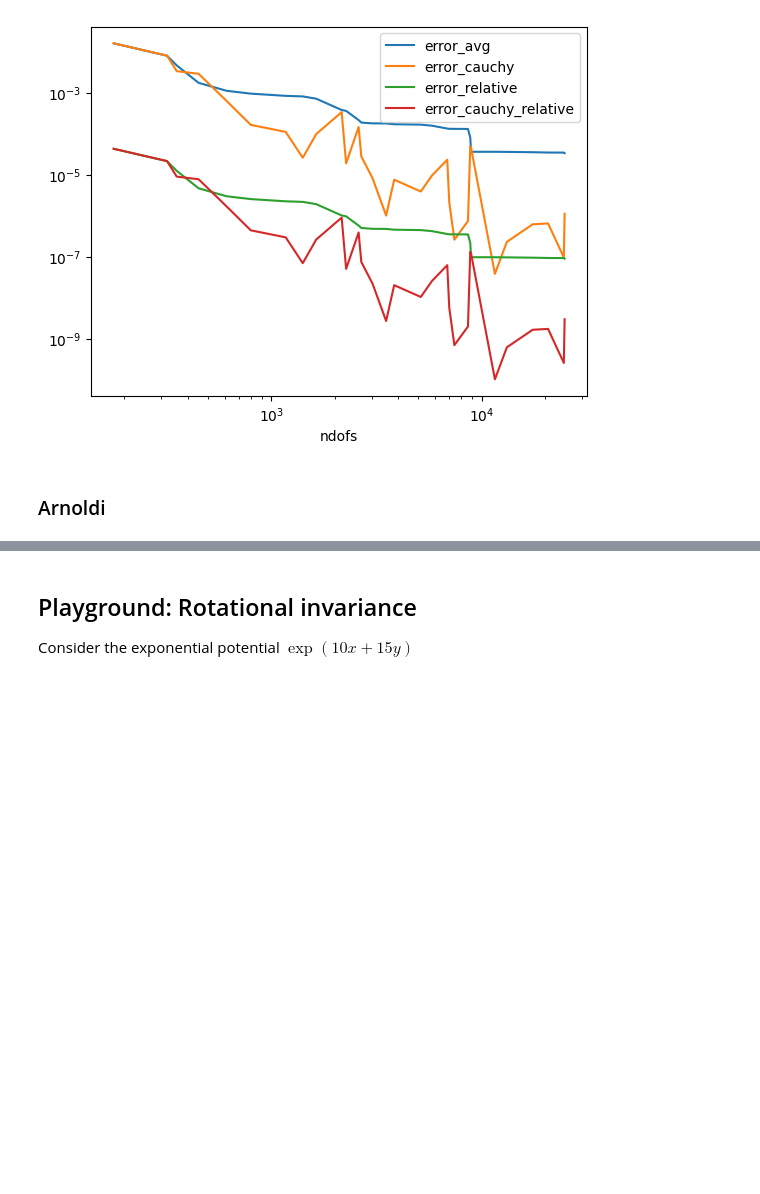
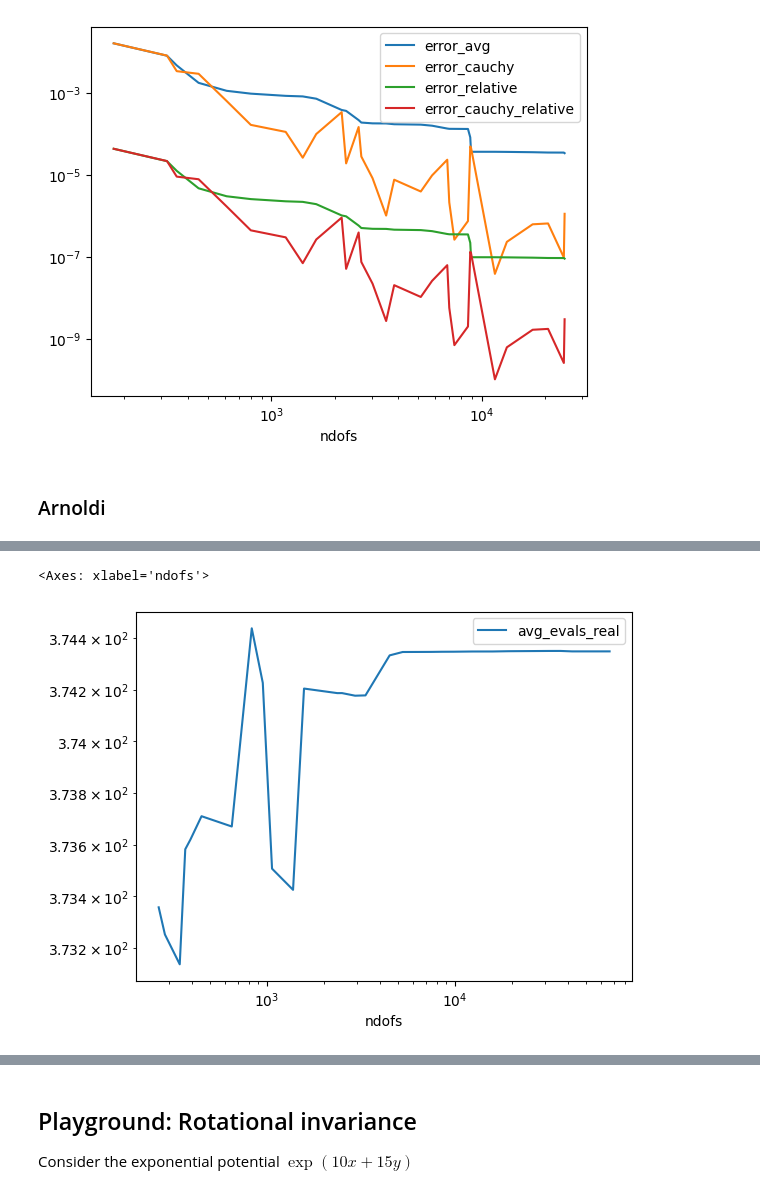
Before and after one commit to homeomorfismo/eig-loc, a Jupyter notebook: jupyter/Laplace.ipynb, the cells around one changed output, grey strips where cells are left out. Drawn from its saved outputs; the diff is of its cells as text; code cells hidden in the pictures; blank space fills up the shorter version.

```diff
--- a/jupyter/Laplace.ipynb
+++ b/jupyter/Laplace.ipynb
@@ -703,0 +805,5 @@ err_df.plot(x="ndofs", loglog=True)
+# %%
+eig_df.drop(["avg_evals", "avg_evals_imag"], axis=1).plot(x="ndofs", loglog=True)
+# %% [output]
+<Axes: xlabel='ndofs'>
+[figure, added]
```
Also changed, not shown: parts of 23 cells of this notebook, 3 other files.
